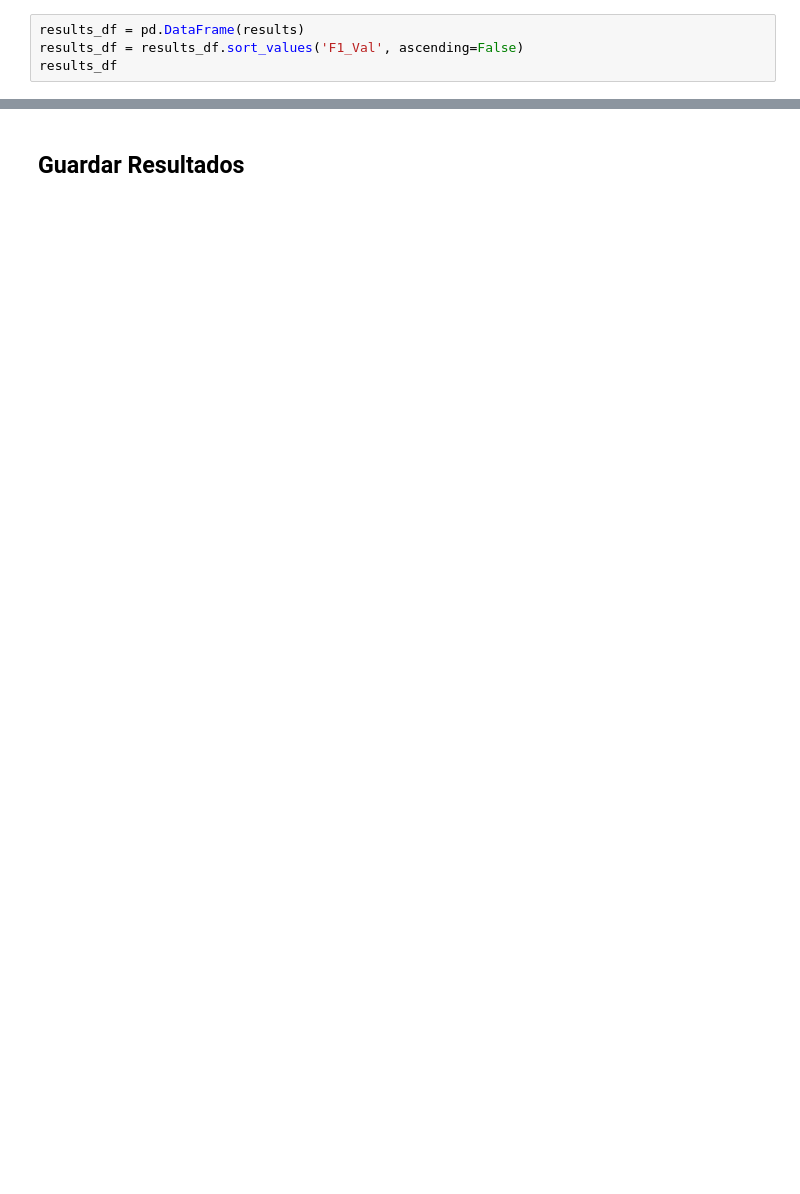
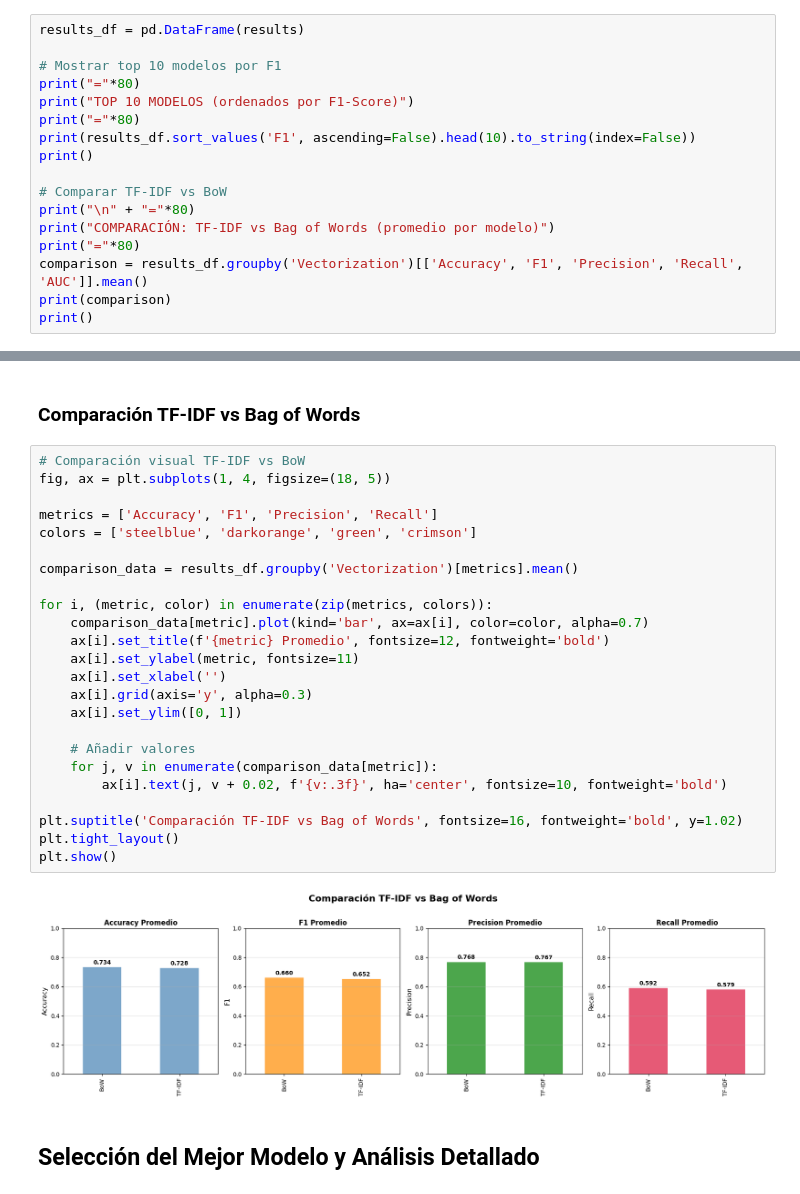
Before and after one commit to STOSKR/Master-IA-ALC, a Jupyter notebook: lab1/notebooks/03_model_comparison.ipynb, the cells around one changed output, grey strips where cells are left out. Drawn from its saved outputs; the diff is of its cells as text; blank space fills up the shorter version.

```diff
--- a/lab1/notebooks/03_model_comparison.ipynb
+++ b/lab1/notebooks/03_model_comparison.ipynb
@@ -189,4 +479,17 @@ print("\n✓ Entrenamiento completado")
 # %%
 results_df = pd.DataFrame(results)
-results_df = results_df.sort_values('F1_Val', ascending=False)
-results_df
+
+# Mostrar top 10 modelos por F1
+print("="*80)
+print("TOP 10 MODELOS (ordenados por F1-Score)")
+print("="*80)
+print(results_df.sort_values('F1', ascending=False).head(10).to_string(index=False))
+print()
+
+# Comparar TF-IDF vs BoW
+print("\n" + "="*80)
+print("COMPARACIÓN: TF-IDF vs Bag of Words (promedio por modelo)")
+print("="*80)
+comparison = results_df.groupby('Vectorization')[['Accuracy', 'F1', 'Precision', 'Recall', 'AUC']].mean()
+print(comparison)
+print()
@@ -229,3 +555,31 @@ plt.show()
+# %% [markdown]
+### Comparación TF-IDF vs Bag of Words
+# %%
+# Comparación visual TF-IDF vs BoW
+fig, ax = plt.subplots(1, 4, figsize=(18, 5))
+
+metrics = ['Accuracy', 'F1', 'Precision', 'Recall']
+colors = ['steelblue', 'darkorange', 'green', 'crimson']
+
+comparison_data = results_df.groupby('Vectorization')[metrics].mean()
+
+for i, (metric, color) in enumerate(zip(metrics, colors)):
+    comparison_data[metric].plot(kind='bar', ax=ax[i], color=color, alpha=0.7)
+    ax[i].set_title(f'{metric} Promedio', fontsize=12, fontweight='bold')
+    ax[i].set_ylabel(metric, fontsize=11)
+    ax[i].set_xlabel('')
+    ax[i].grid(axis='y', alpha=0.3)
+    ax[i].set_ylim([0, 1])
+
+    # Añadir valores
+    for j, v in enumerate(comparison_data[metric]):
+        ax[i].text(j, v + 0.02, f'{v:.3f}', ha='center', fontsize=10, fontweight='bold')
+
+plt.suptitle('Comparación TF-IDF vs Bag of Words', fontsize=16, fontweight='bold', y=1.02)
+plt.tight_layout()
+plt.show()
+# %% [output]
+[figure, added]
 # %% [markdown]
-## Guardar Resultados
+## Selección del Mejor Modelo y Análisis Detallado
 # %%
```
Also changed, not shown: parts of 43 cells of this notebook, 9 other files.
